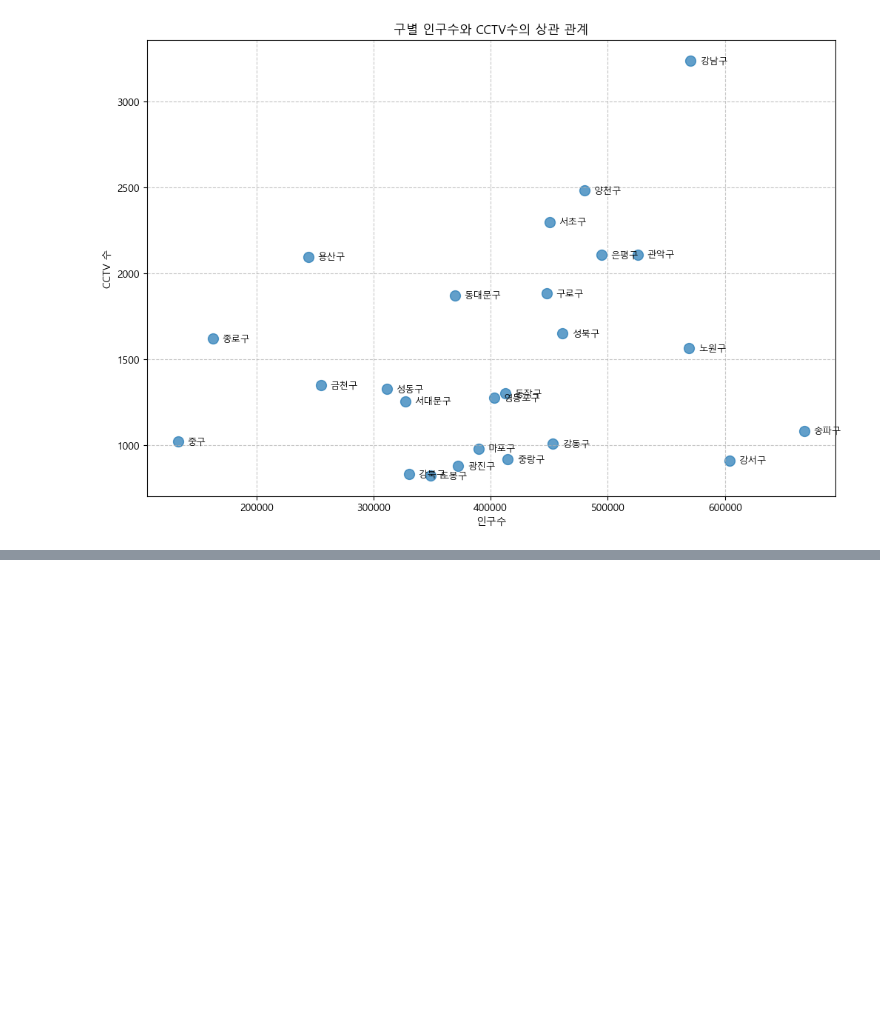
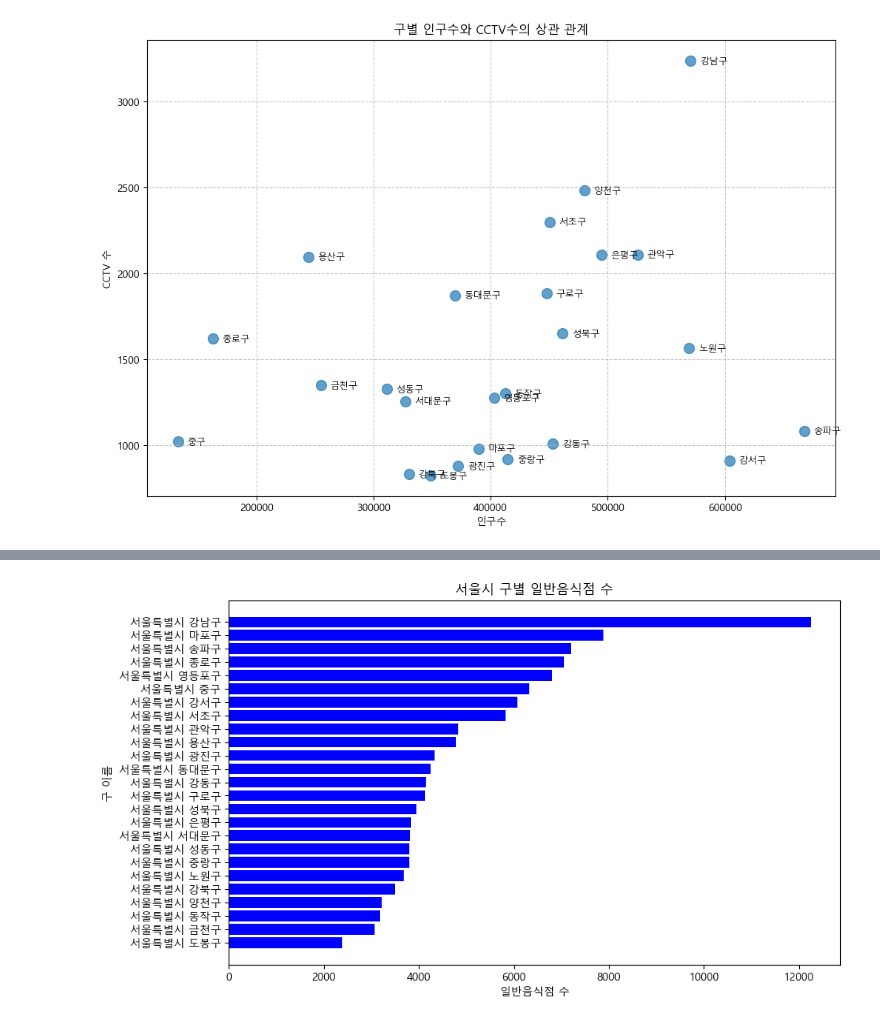
Before and after one commit to jeonggga/SESAC3_Study, a Jupyter notebook: 251130_data_analysis_and_graphs.ipynb, the cells around one changed output, grey strips where cells are left out. Saved outputs shown, nothing was run; the diff lists cells and outputs as text; code cells hidden in the pictures; blank space fills up the shorter version.

```diff
--- a/251130_data_analysis_and_graphs.ipynb
+++ b/251130_data_analysis_and_graphs.ipynb
@@ -620,0 +629,4 @@ population_data
+# %%
+# 필요한 데이터를 가지고 있는 컬럼을 추출하여 새 데이터프레임 생성
+restaurant_selected_data = restaurant_data[['번호', '상세영업상태명', '소재지전체주소', '사업장명', '업태구분명']]
+restaurant_selected_data
@@ -620,0 +875,3 @@ population_data
+# %%
+result_count = new_restaurant_df['서울특별시 구'].value_counts()    # 각 구가 몇 번 나오는지 세어주는 함수
+result_count
@@ -620,0 +896,22 @@ population_data
+# %%
+plt.figure(figsize=(10,6))  # 그래프의 크기 지정 (가로 10, 세로 6)
+plt.barh(result_count.index, result_count.values, color='blue')
+# 수평 막대그래프 그리기
+# result_count.index → y축 레이블(동 이름)
+# result_count.values → x축 값(치킨집 수)
+# color='blue' → 막대 색상을 하늘색으로 지정
+
+plt.xlabel('일반음식점 수')  # x축 제목
+plt.ylabel('구 이름')     # y축 제목
+plt.title('서울시 구별 일반음식점 수')  # 그래프 제목
+
+plt.gca().invert_yaxis()  # y축 순서를 반전, 가장 큰 값이 위로 오도록
+plt.show()  # 그래프 출력
+
+
+# ------------------------------------------------------------
+#     서울시에서 일반음식점이 가장 많은 구는?
+#     강남구
+# ------------------------------------------------------------
+# %% [output]
+[figure, added]
```
Also changed, not shown: parts of 31 cells of this notebook, 4 other files.
